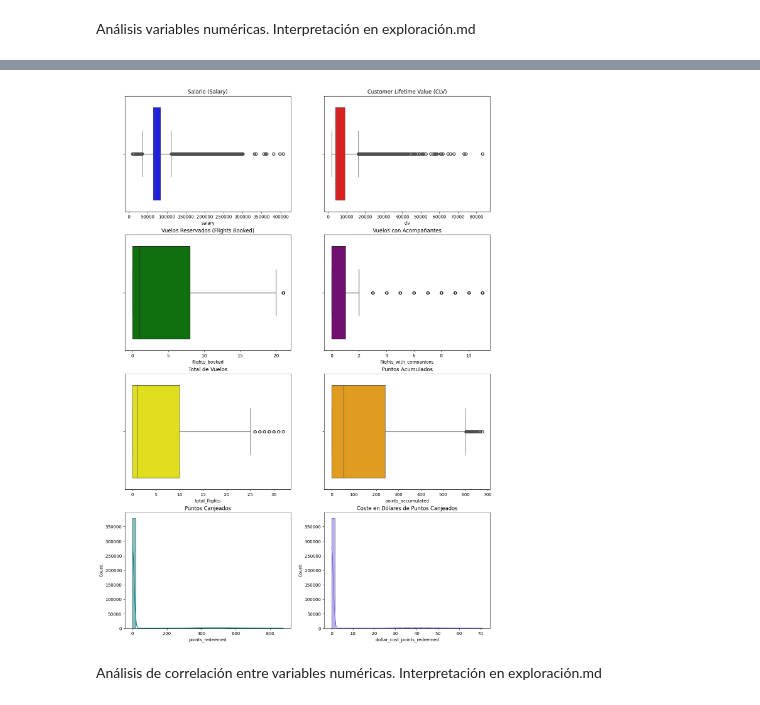
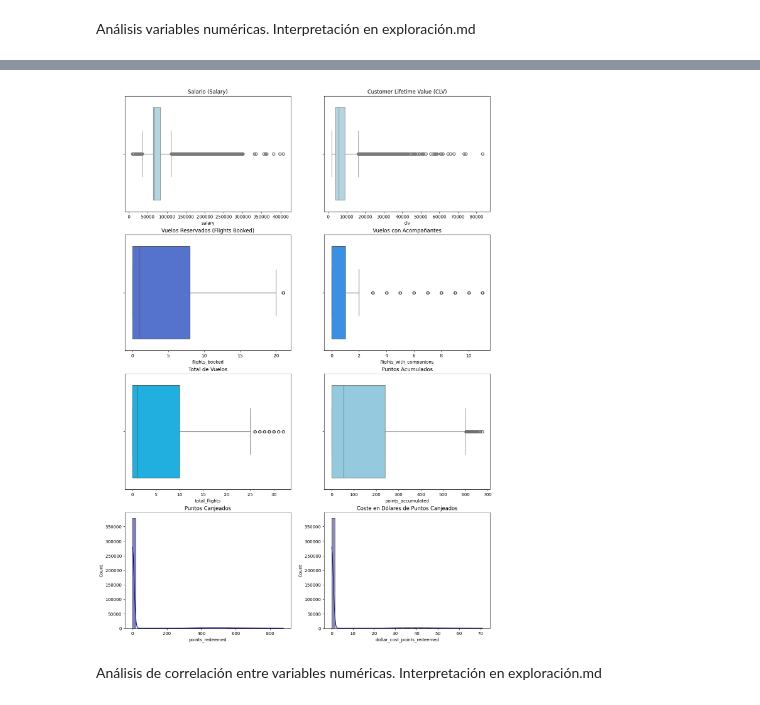
Before and after one commit to Adalab/bda-modulo-3-evaluacion-final-Dacil235-1, a Jupyter notebook: evaluacion_final_mod3_fase2.ipynb, the cells around one changed output, grey strips where cells are left out. Drawn from its saved outputs; the diff is of its cells as text; code cells hidden in the pictures.

```diff
--- a/evaluacion_final_mod3_fase2.ipynb
+++ b/evaluacion_final_mod3_fase2.ipynb
@@ -46,31 +46,31 @@ df.describe().T # para obtener estadísticas descriptivas de todas las columnas
 # %%
 fig, axes = plt.subplots(4, 2, figsize=(15, 22)) # para crear una figura con 4 filas y 2 columnas de subgráficos (axes) utilizando Matplotlib, lo que nos permitirá visualizar múltiples gráficos en una sola figura de manera organizada. El tamaño de la figura se establece en 15 pulgadas de ancho y 22 pulgadas de alto para asegurar que los gráficos sean legibles y estén bien distribuidos.
 
-sns.boxplot(data=df, x="salary", ax=axes[0, 0], color="blue")
+sns.boxplot(data=df, x="salary", ax=axes[0, 0], color="lightblue")
 axes[0, 0].set_title("Salario (Salary)")
 
-sns.boxplot(data=df, x="clv", ax=axes[0, 1], color="red")
+sns.boxplot(data=df, x="clv", ax=axes[0, 1], color="lightblue")
 axes[0, 1].set_title("Customer Lifetime Value (CLV)")
 
-sns.boxplot(data=df, x="flights_booked", ax=axes[1, 0], color="green")
+sns.boxplot(data=df, x="flights_booked", ax=axes[1, 0], color="royalblue")
 axes[1, 0].set_title("Vuelos Reservados (Flights Booked)")
 
-sns.boxplot(data=df, x="flights_with_companions", ax=axes[1, 1], color="purple")
+sns.boxplot(data=df, x="flights_with_companions", ax=axes[1, 1], color="dodgerblue")
 axes[1, 1].set_title("Vuelos con Acompañantes")
 
-sns.boxplot(data=df, x="total_flights", ax=axes[2, 0], color="yellow")
+sns.boxplot(data=df, x="total_flights", ax=axes[2, 0], color="deepskyblue")
 axes[2, 0].set_title("Total de Vuelos")
 
-sns.boxplot(data=df, x="points_accumulated", ax=axes[2, 1], color="orange")
+sns.boxplot(data=df, x="points_accumulated", ax=axes[2, 1], color="skyblue")
 axes[2, 1].set_title("Puntos Acumulados")
 
-sns.histplot(data=df, x="points_redeemed", bins=50, kde=True, ax=axes[3, 0], color="teal")
+sns.histplot(data=df, x="points_redeemed", bins=50, kde=True, ax=axes[3, 0], color="navy")
 axes[3, 0].set_title("Puntos Canjeados")
 
-sns.histplot(data=df, x="dollar_cost_points_redeemed", bins=50, kde=True, ax=axes[3, 1], color="mediumslateblue")
+sns.histplot(data=df, x="dollar_cost_points_redeemed", bins=50, kde=True, ax=axes[3, 1], color="midnightblue")
 axes[3, 1].set_title("Coste en Dólares de Puntos Canjeados");
 # %% [output]
-[figure, old version]
+[figure, new version]
 # %% [markdown]
 Análisis de correlación entre variables numéricas. Interpretación en exploración.md
 # %%
```
Also changed, not shown: parts of 4 cells of this notebook, 1 other file.
